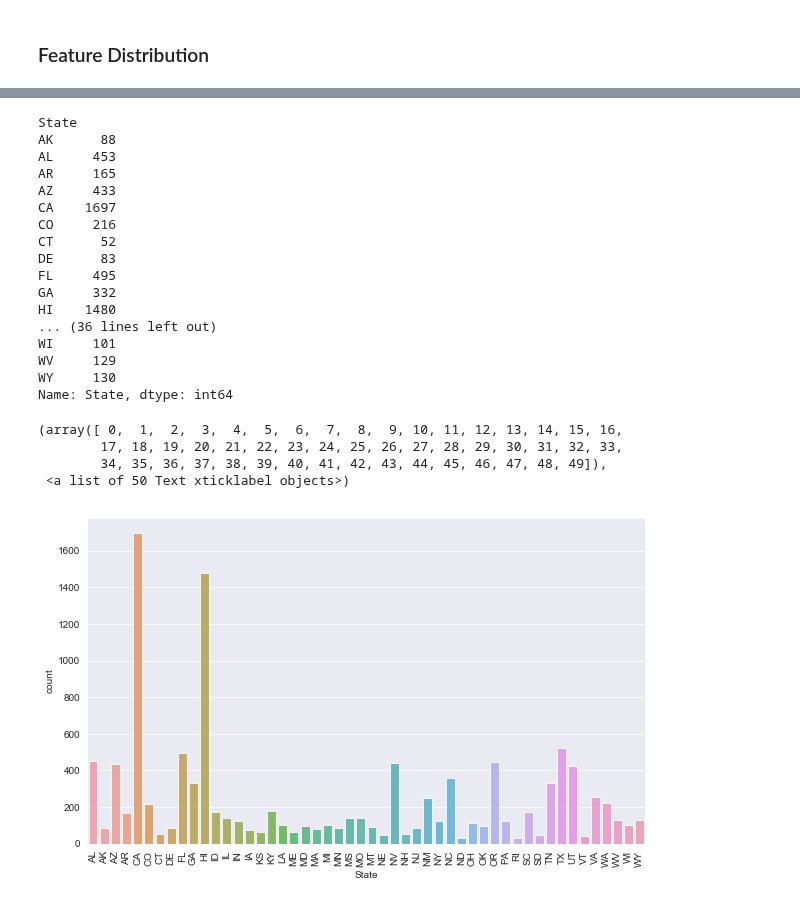
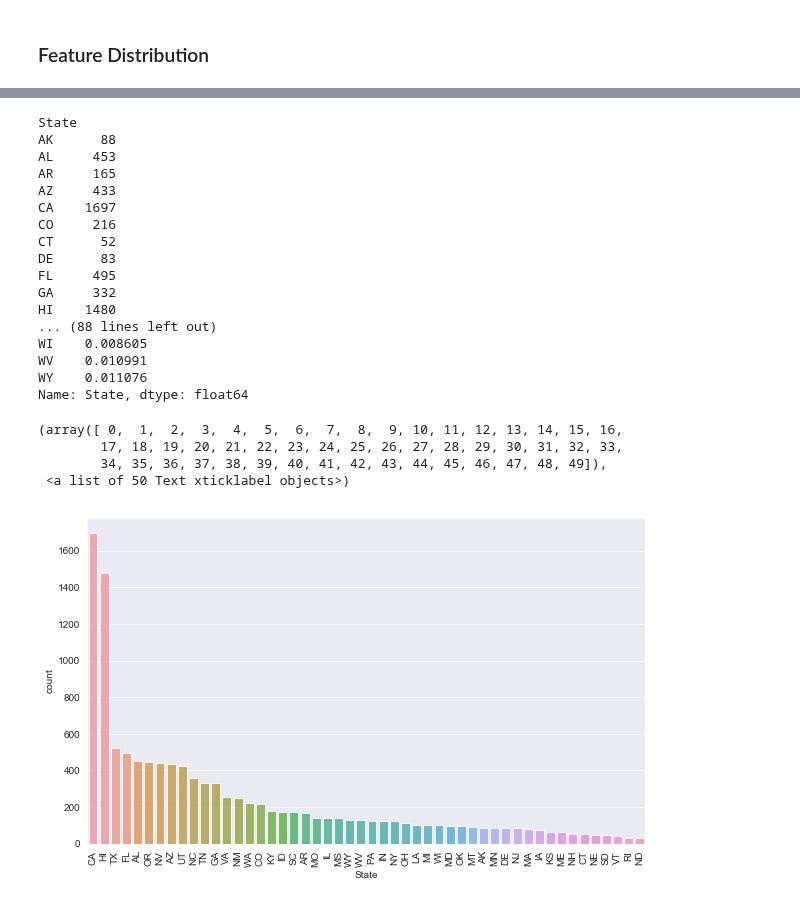
Before and after one commit to acdick/endangered_species_classification, a Jupyter notebook: Source/02_Exploratory_Data_Analysis.ipynb, the cells around one changed output, grey strips where cells are left out. Cells and saved outputs as stored; diff of their text form; code cells hidden in the pictures.

```diff
--- a/Source/02_Exploratory_Data_Analysis.ipynb
+++ b/Source/02_Exploratory_Data_Analysis.ipynb
@@ -132,30 +143,35 @@ Name: VIP, dtype: int64
 # %%
 # states
 print(species.groupby('State')['State'].count())
 
+# percentage
+print(species.groupby('State')['State'].count()/species.groupby('State')['State'].count().sum())
+
 fig, aa = plt.subplots(figsize=(10,6))
-sns.countplot(species['State'], alpha=0.8)
+sns.countplot(species['State'],
+              order=species['State'].value_counts().index,
+              alpha=0.8)
 plt.xticks(rotation=90)
 # %% [output]
 State
 AK      88
 AL     453
 AR     165
 AZ     433
 CA    1697
 CO     216
 CT      52
 DE      83
 FL     495
 GA     332
 HI    1480
-... (36 lines left out)
-WI     101
-WV     129
-WY     130
-Name: State, dtype: int64
+... (88 lines left out)
+WI    0.008605
+WV    0.010991
+WY    0.011076
+Name: State, dtype: float64
 (array([ 0,  1,  2,  3,  4,  5,  6,  7,  8,  9, 10, 11, 12, 13, 14, 15, 16,
         17, 18, 19, 20, 21, 22, 23, 24, 25, 26, 27, 28, 29, 30, 31, 32, 33,
         34, 35, 36, 37, 38, 39, 40, 41, 42, 43, 44, 45, 46, 47, 48, 49]),
  <a list of 50 Text xticklabel objects>)
-[figure, old version]
+[figure, new version]
```
Also changed, not shown: parts of 4 cells of this notebook.
